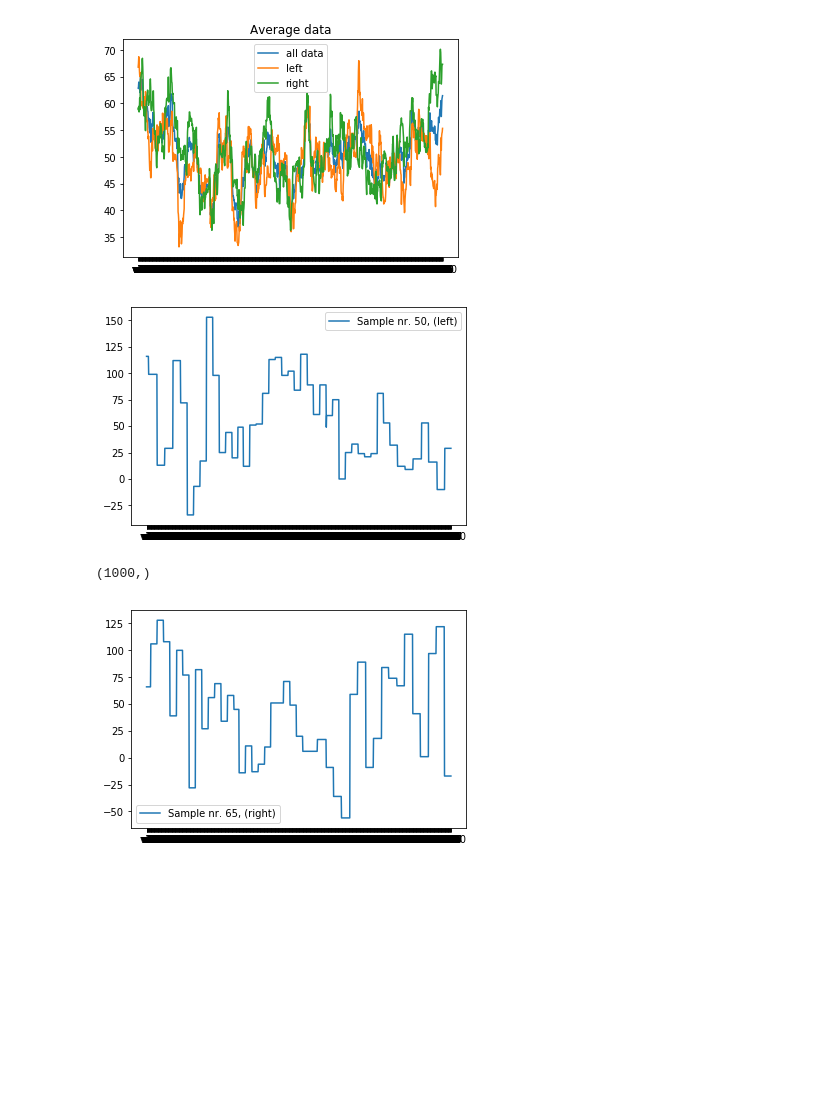
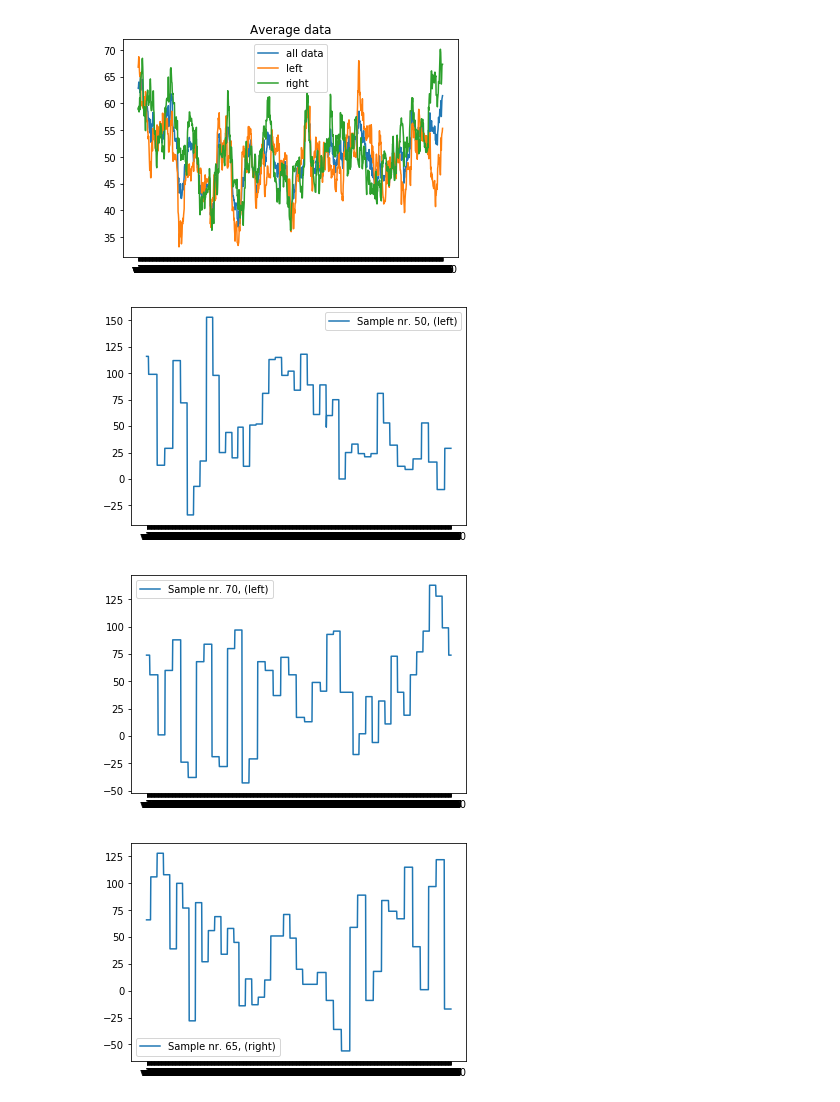
Before and after one commit to sytzewest/EEG-RobotArm-ProjectInnovate, a Jupyter notebook: Processing/EEG.ipynb, the cells around one changed output. Drawn from its saved outputs; the diff is of its cells as text; code cells hidden in the pictures; blank space fills up the shorter version.

```diff
--- a/Processing/EEG.ipynb
+++ b/Processing/EEG.ipynb
@@ -37,10 +37,17 @@ v = "Sample nr. 50, (%s)" % (df.iloc[50].label)
 plt.plot(input, label=v)
 plt.legend()
 plt.show()
-print (input.shape)
 # %% [output]
 [figure]
-(1000,)
+# %%
+x = np.array([])
+input = rdf.iloc[70]
+v = "Sample nr. 70, (%s)" % (df.iloc[70].label)
+plt.plot(input, label=v)
+plt.legend()
+plt.show()
+# %% [output]
+[figure, added]
 # %%
 input2 = rdf.iloc[65]
 v = "Sample nr. 65, (%s)" % (df.iloc[65].label)
```
